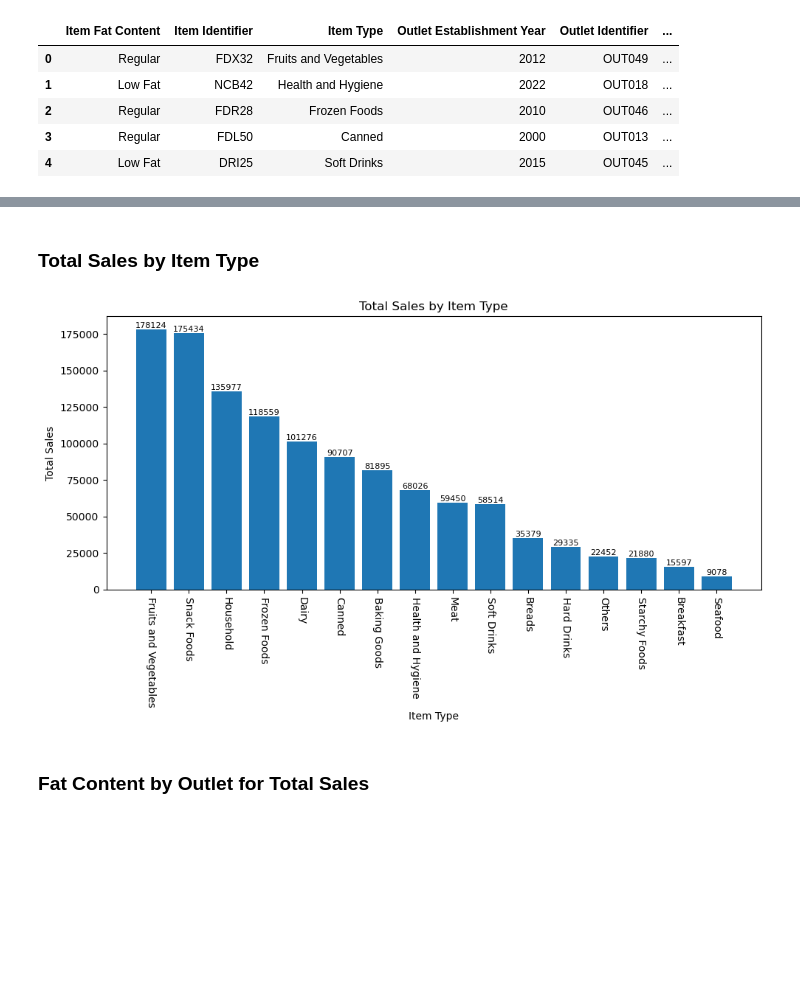
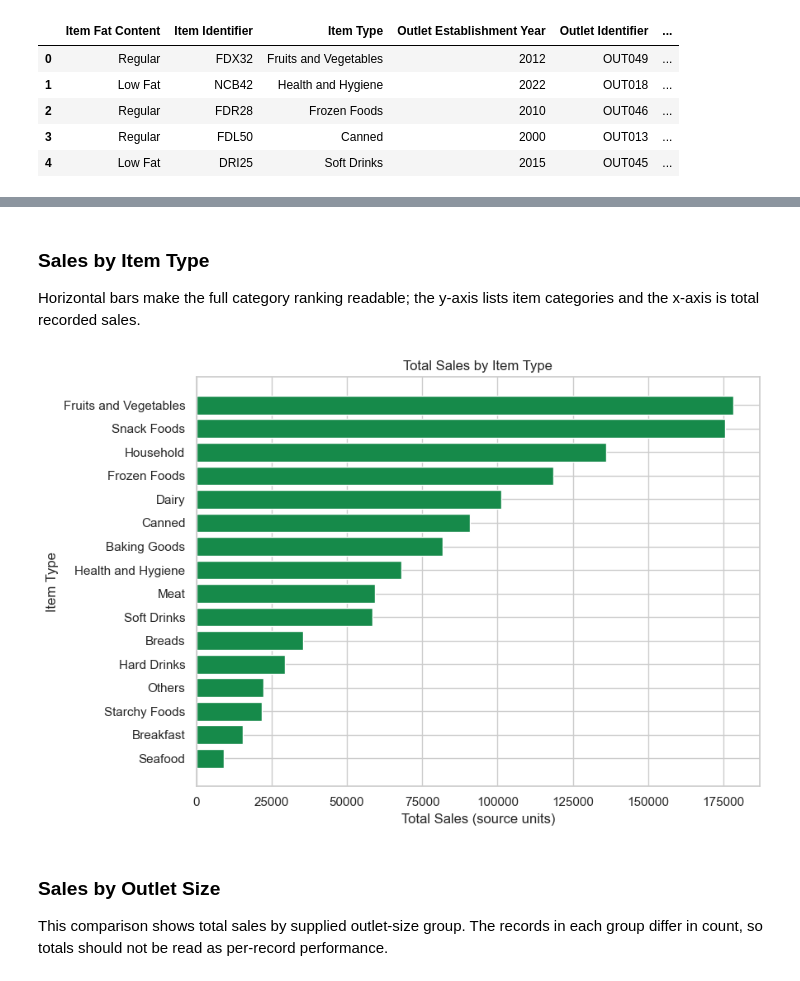
Before and after one commit to Prafulkin/blinkit-sales-analysis, a Jupyter notebook: Blinkit_Data_Analysis_Python.ipynb, the cells around one changed output, grey strips where cells are left out. Saved outputs shown, nothing was run; the diff lists cells and outputs as text; code cells hidden in the pictures; blank space fills up the shorter version.

```diff
--- a/Blinkit_Data_Analysis_Python.ipynb
+++ b/Blinkit_Data_Analysis_Python.ipynb
@@ -5,6 +9,10 @@
 # %%
+from pathlib import Path
+
+import matplotlib.pyplot as plt
 import numpy as np
 import pandas as pd
-import matplotlib.pyplot as plt
 import seaborn as sns
+
+sns.set_theme(style="whitegrid", palette="deep")
 # %% [markdown]
@@ -12,2 +21,10 @@ import seaborn as sns
 # %%
-df = pd.read_csv("BlinkIT Grocery Data.csv")
+ROOT = Path.cwd()
+if not (ROOT / "Dataset").is_dir():
+    ROOT = Path.cwd().parent if (Path.cwd().parent / "Dataset").is_dir() else ROOT
+DATA_PATH = ROOT / "Dataset" / "BlinkIT Grocery Data.csv"
+if not DATA_PATH.is_file():
+    raise FileNotFoundError(f"Raw dataset not found: {DATA_PATH}")
+raw_df = pd.read_csv(DATA_PATH)
+df = raw_df.copy()
+print(f"Loaded {len(df):,} records from {DATA_PATH}")
@@ -61,6 +153,7 @@ array(['Regular', 'Low Fat', 'low fat', 'LF', 'reg'], dtype=object)
 # %%
-df['Item Fat Content'] = df['Item Fat Content'].replace({
-    'LF':'Low Fat',
-    'low fat':'Low Fat',
-    'reg':'Regular'
-})
+print("Numeric type validation:")
+for column in ["Outlet Establishment Year", "Item Visibility", "Item Weight", "Sales", "Rating"]:
+    print(f"{column}: {df[column].dtype}")
+assert pd.api.types.is_numeric_dtype(df["Sales"])
+assert pd.api.types.is_numeric_dtype(df["Rating"])
+assert df["Sales"].notna().all() and df["Rating"].notna().all()
@@ -118,24 +227,16 @@ plt.show()
 # %% [markdown]
-### **Total Sales by Item Type**
+### Sales by Item Type
+Horizontal bars make the full category ranking readable; the y-axis lists item categories and the x-axis is total recorded sales.
 # %%
-sales_by_type = df.groupby('Item Type')['Sales'].sum().sort_values(ascending=False)
-
-plt.figure(figsize=(10, 6))
-bars = plt.bar(sales_by_type.index, sales_by_type.values)
-
-plt.xticks(rotation=-90)
-plt.xlabel('Item Type')
-plt.ylabel('Total Sales')
-plt.title('Total Sales by Item Type')
-
-for bar in bars:
-    plt.text(bar.get_x() + bar.get_width() / 2, bar.get_height(),
-             f'{bar.get_height():.0f}', ha='center', va='bottom', fontsize=8)
-
+sales_by_type = df.groupby("Item Type")["Sales"].sum().sort_values()
+fig, ax = plt.subplots(figsize=(9, 6))
+ax.barh(sales_by_type.index, sales_by_type.values, color="#168A4A")
+ax.set(title="Total Sales by Item Type", xlabel="Total Sales (source units)", ylabel="Item Type")
 plt.tight_layout()
 plt.show()
 # %% [output]
-[figure, old version]
+[figure, new version]
 # %% [markdown]
-### **Fat Content by Outlet for Total Sales**
+### Sales by Outlet Size
+This comparison shows total sales by supplied outlet-size group. The records in each group differ in count, so totals should not be read as per-record performance.
 # %%
```
Also changed, not shown: parts of 36 cells of this notebook, 11 other files.
